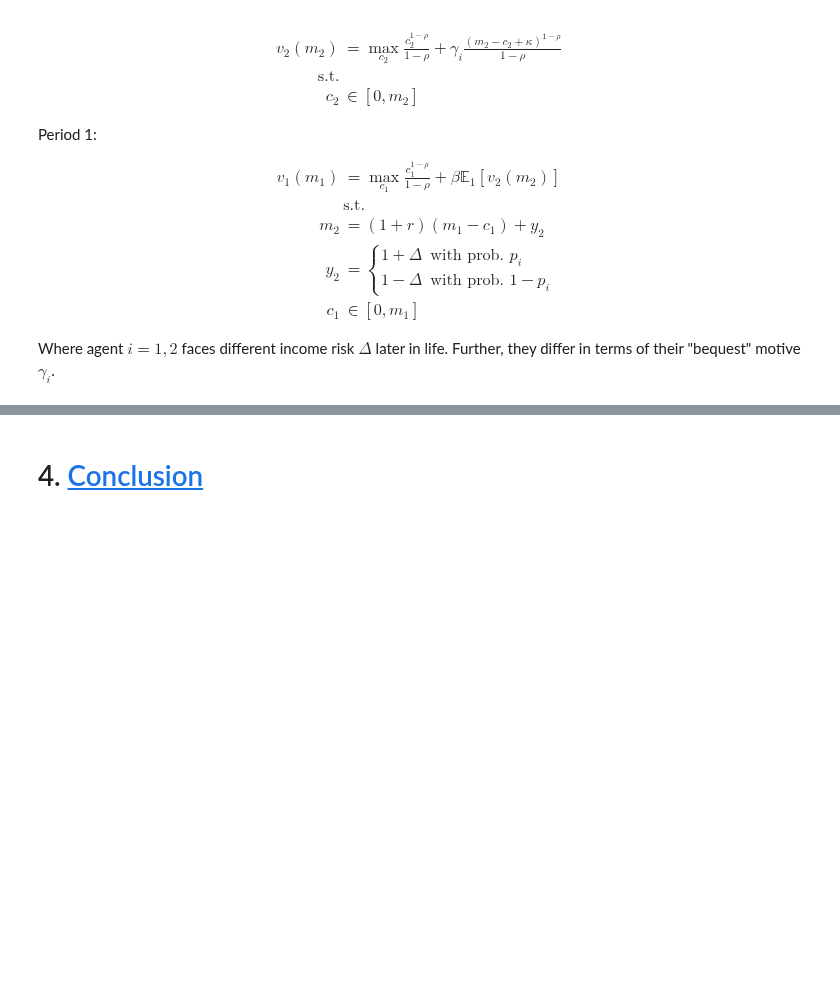
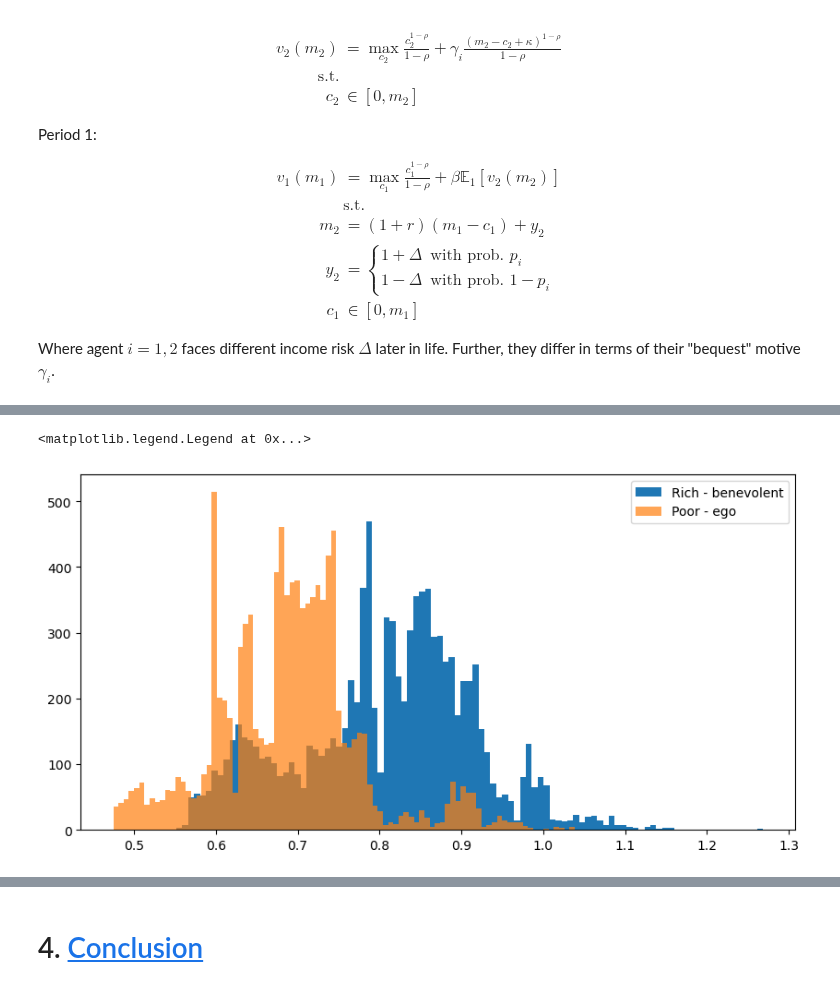
Before and after one commit to NumEconCopenhagen/projects-2024-jbh, a Jupyter notebook: modelproject/modelproject.ipynb, the cells around one changed output, grey strips where cells are left out. Cells and saved outputs as stored; diff of their text form; code cells hidden in the pictures; blank space fills up the shorter version.

```diff
--- a/modelproject/modelproject.ipynb
+++ b/modelproject/modelproject.ipynb
@@ -301,0 +391,9 @@ ax.hist(sim_c1, label='Ego')
+# %%
+fig,ax = plt.subplots(figsize=(10,5))
+ax.hist(sim_c1_rich, bins=100, label='Rich - benevolent')
+ax.hist(sim_c1_poor, bins=100, label='Poor - ego', alpha=0.7)
+
+ax.legend()
+# %% [output]
+<matplotlib.legend.Legend at 0x...>
+[figure, added]
```
Also changed, not shown: parts of 13 cells of this notebook, 1 other file.
